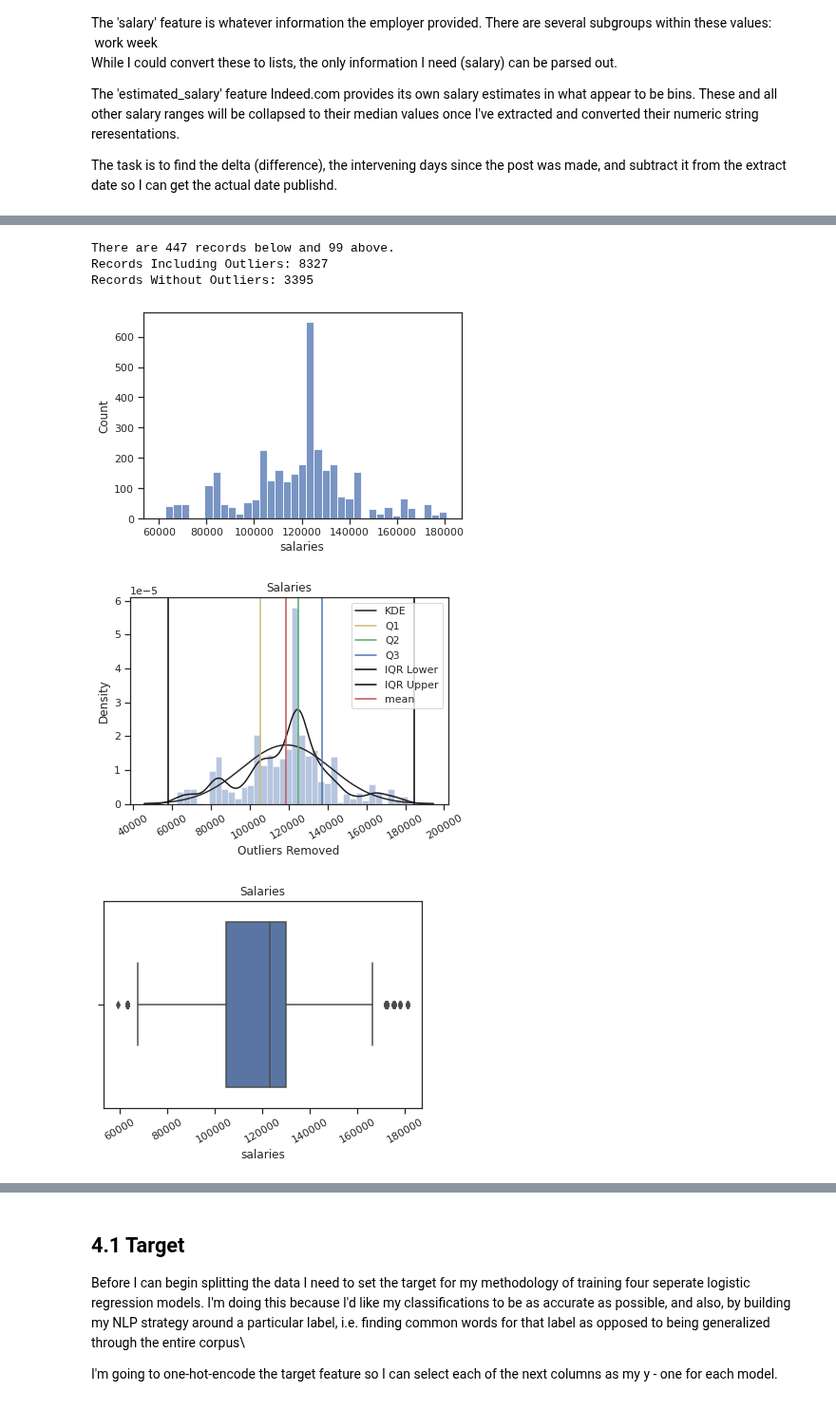
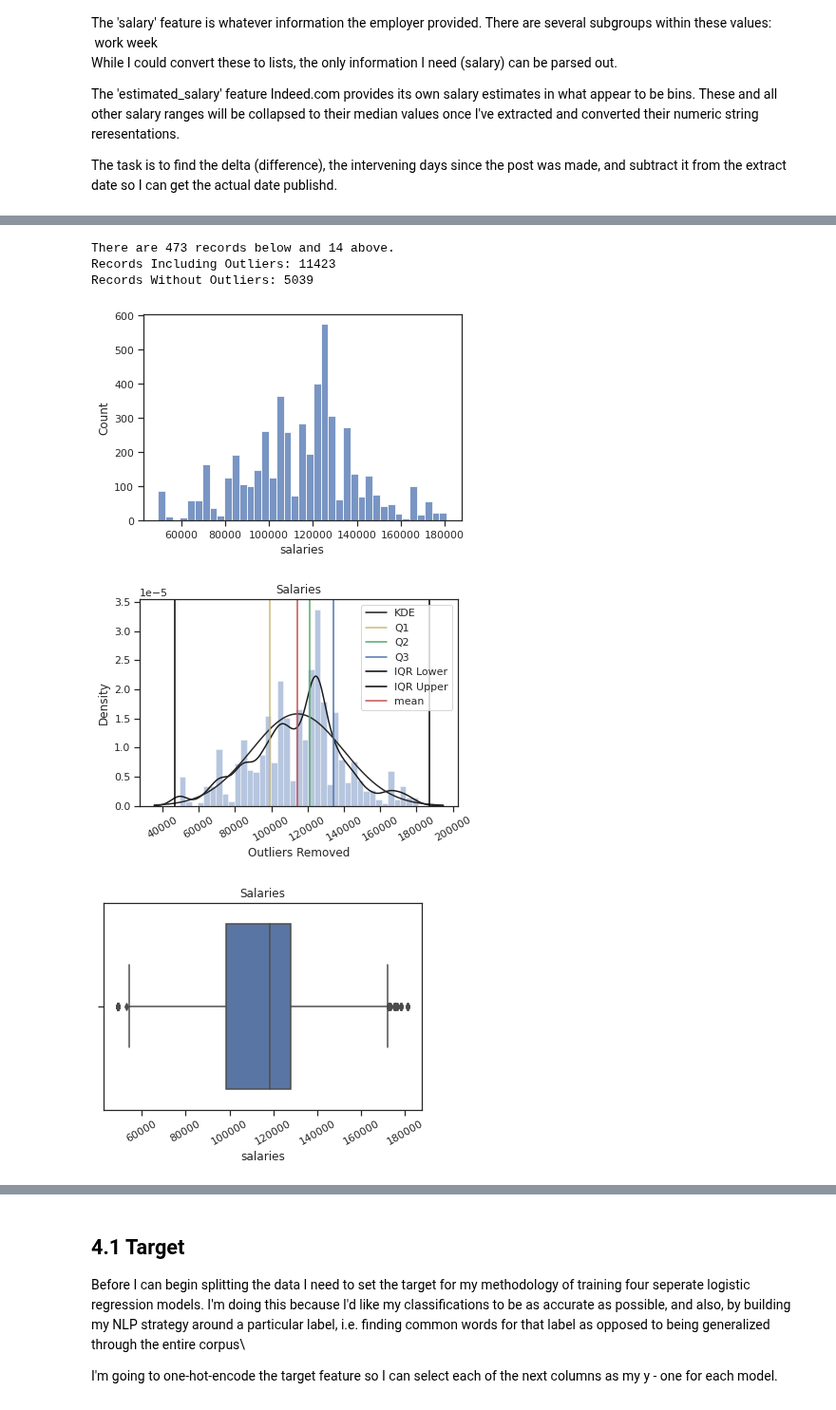
Before and after one commit to 333Kenji/indeedjobscraper, a Jupyter notebook: docs/1_wrangling_engineering.ipynb, the cells around one changed output, grey strips where cells are left out. Shown at 95% size. Cells and saved outputs as stored; diff of their text form; code cells hidden in the pictures.

```diff
--- a/docs/1_wrangling_engineering.ipynb
+++ b/docs/1_wrangling_engineering.ipynb
@@ -32,3 +33,6 @@ warnings.filterwarnings("ignore")
 sns.set(style="ticks", color_codes=True)
 
 %matplotlib inline
+# %%
+location = pd.read_csv(f'../app/data/scraped_data_scientist_remote.csv')
+location.columns
@@ -40,7 +56,7 @@ The data consists of text scraped from every search result for 'data science/sci
 ### 1.1 Load and Inspect Table
 # %%
 # usecols is a memory saver. The entire table is in the low gigabytes, largly because I'm saving the raw HTML each record is derived from.
-cols = ['rating', 'company', 'title', 'location', 'extractDate', 'postDate', 'requirements', 'description', 'summary', 'salary', 'estimated_salary', 'url']
+cols = ['rating', 'company', 'title', 'location', 'extractDate', 'postDate', 'job_type_items', 'requirements', 'description', 'summary', 'salary', 'estimated_salary', 'url']
 #data = pd.read_csv('../app/data/total.csv',usecols=cols)
 data = pd.read_csv('../app/data/total.csv',usecols=cols)
 print(len(data))
@@ -295,6 +311,7 @@ Std.Dev: 0.4475
 # %% [markdown]
 For now I'll drop these. I'm considering what and how to impute. What I'd like to do is run clustering on the data, or perhaps logistic regression. One thing I know is that the picture will become clearer as I gain more data. For now though, the amount of missing values is very small.
 # %%
-data[data['rating'].isnull()] == 0
+
+data.dropna(subset=['rating'], inplace=True)
 print(len(data))
 # %% [output]
@@ -1226,3 +1253,7 @@ Name: salaries, Length: 8327, dtype: bool
 # %%
-data, q1, q3= iqr_detect(data, feature='salaries')
+
+
+sal_data, q1, q3 = iqr_detect(data, feature='salaries')
+no_sal = data[data.salaries.isnull()]
+dataz = pd.concat([no_sal,sal_data])
 # %% [output]
@@ -1232,6 +1263,6 @@ data, q1, q3= iqr_detect(data, feature='salaries')
-There are 447 records below and 99 above.
-Records Including Outliers: 8327
-Records Without Outliers: 3395
+There are 473 records below and 14 above.
+Records Including Outliers: 11423
+Records Without Outliers: 5039
-[figure, old version]
+[figure, new version]
-[figure, old version]
+[figure, new version]
-[figure, old version]
+[figure, new version]
```
Also changed, not shown: parts of 77 cells of this notebook.
